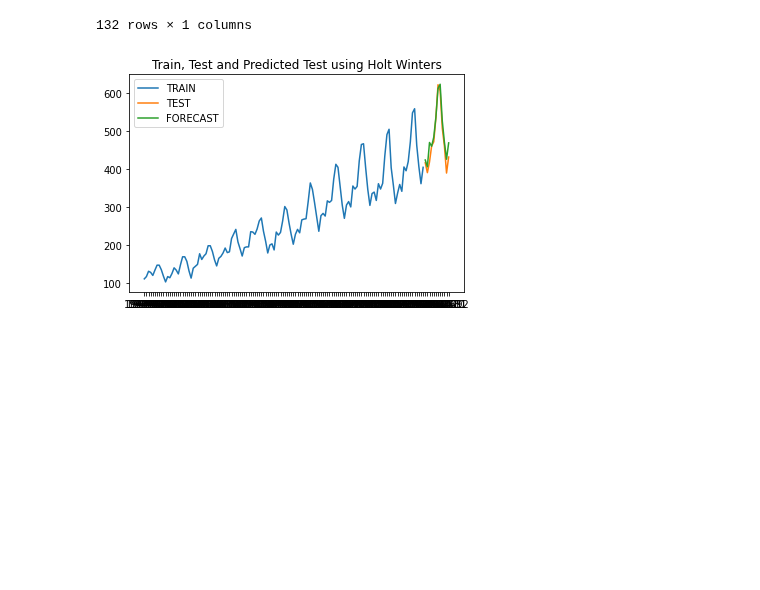
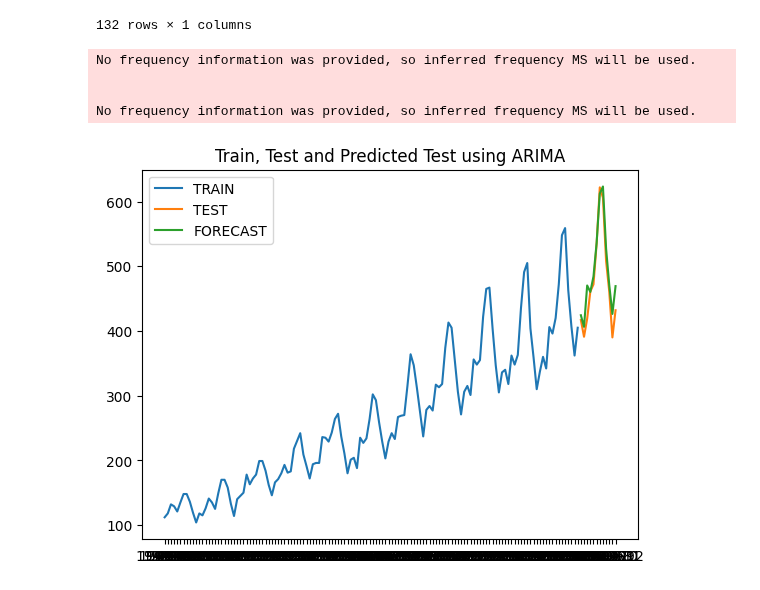
Before and after one commit to ogut77/DataScience, a Jupyter notebook: SARIMA.ipynb, the cells around one changed output. Cells and saved outputs as stored; diff of their text form; code cells hidden in the pictures; blank space fills up the shorter version.

```diff
--- a/SARIMA.ipynb
+++ b/SARIMA.ipynb
@@ -147,6 +184,6 @@ Warnings:
 # %%
-train=ap[:-12]
-test=ap[-12:]
+train=ap1[:-12]
+test=ap1[-12:]
 train
 # %% [output]
 |  | Passengers |
@@ -166,23 +203,27 @@ train
 # %%
 
 from statsmodels.tsa.statespace.sarimax import SARIMAX
 model=SARIMAX(train['Passengers'],order=(0,1,1), seasonal_order=(0,1,0,12))
 model_fit=model.fit()
 test_prediction = model_fit.forecast(12)
 test_prediction=pd.DataFrame(test_prediction)
 new_index = test.index
 test_prediction=test_prediction.set_index(new_index)
 test_prediction.columns=['Passengers']
 #As we take ln , convert back to original series using exp
 
 
 plt.plot(train['Passengers'],label='TRAIN')
 plt.plot(test['Passengers'],label='TEST')
 plt.plot(test_prediction,label='FORECAST')
 plt.legend(loc="upper left")
-plt.title('Train, Test and Predicted Test using Holt Winters');
+plt.title('Train, Test and Predicted Test using ARIMA');
 # %% [output]
+No frequency information was provided, so inferred frequency MS will be used.
+
+
+No frequency information was provided, so inferred frequency MS will be used.
-[figure, old version]
+[figure, new version]
 # %%
 plt.plot(test['Passengers'],label='TEST')
 plt.plot(test_prediction,label='FORECAST')
```
Also changed, not shown: parts of 24 cells of this notebook.
